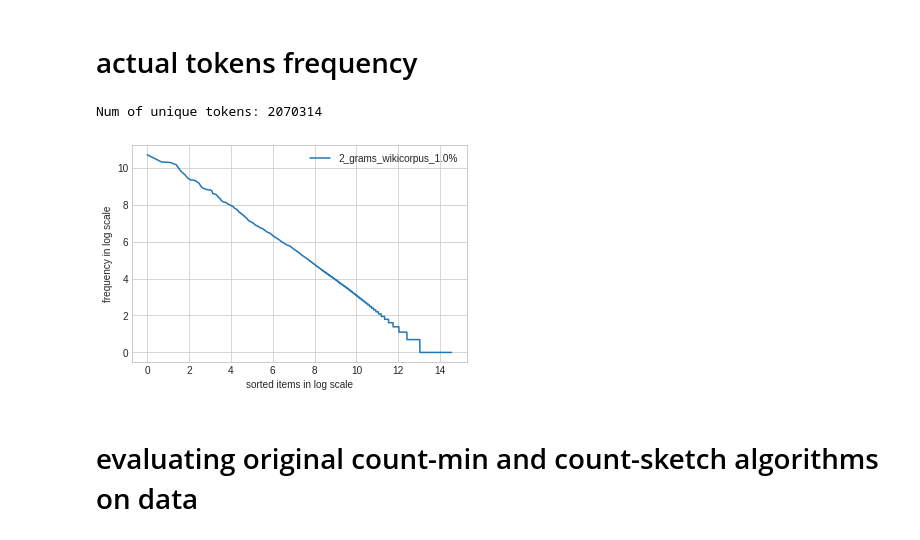
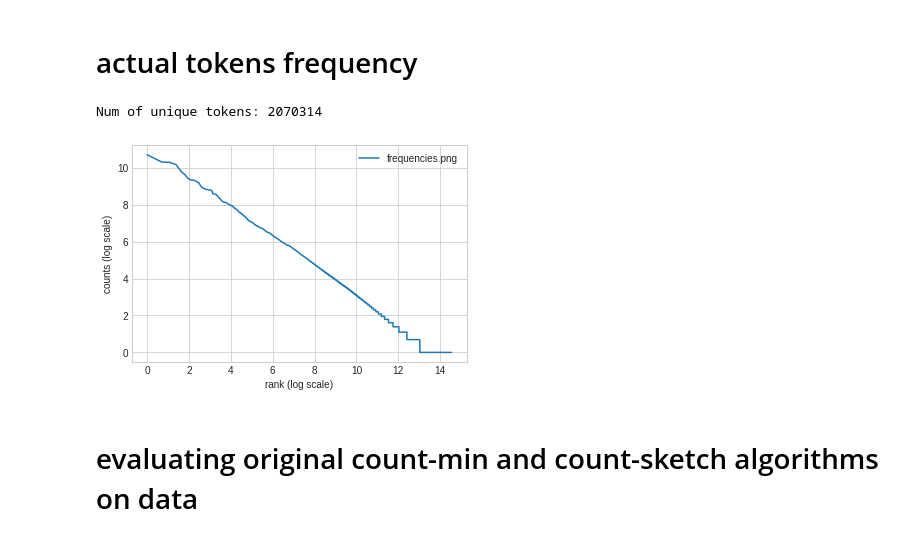
Before and after one commit to danielkorat/dynamic_ds, a Jupyter notebook: Playground.ipynb, the cells around one changed output. Cells and saved outputs as stored; diff of their text form; code cells hidden in the pictures.

```diff
--- a/Playground.ipynb
+++ b/Playground.ipynb
@@ -22,11 +23,12 @@ DS_NAME='wikicorpus'
 #get_ngram_counts('wikicorpus', limit_prop=0.1, n=2, tokens_key='sentence', name='tagged_en')
 # %% [markdown]
 # actual tokens frequency
-# %%
-plot_token_frequencies(DS_ITEM_COUNTS_PATH)
-# %% [output]
-Num of unique tokens: 2070314
-[figure, removed]
+# %%
+counts = np.load(DS_ITEM_COUNTS_PATH)['y']
+plot_frequencies(counts, 'rank (log scale)', 'counts (log scale)', 'frequencies.png')
+# %% [output]
+Num of unique tokens: 2070314
+[figure, added]
 # %% [markdown]
 # evaluating original count-min and count-sketch algorithms on data
 # %%
```
Also changed, not shown: parts of 4 cells of this notebook, 1 other file.
